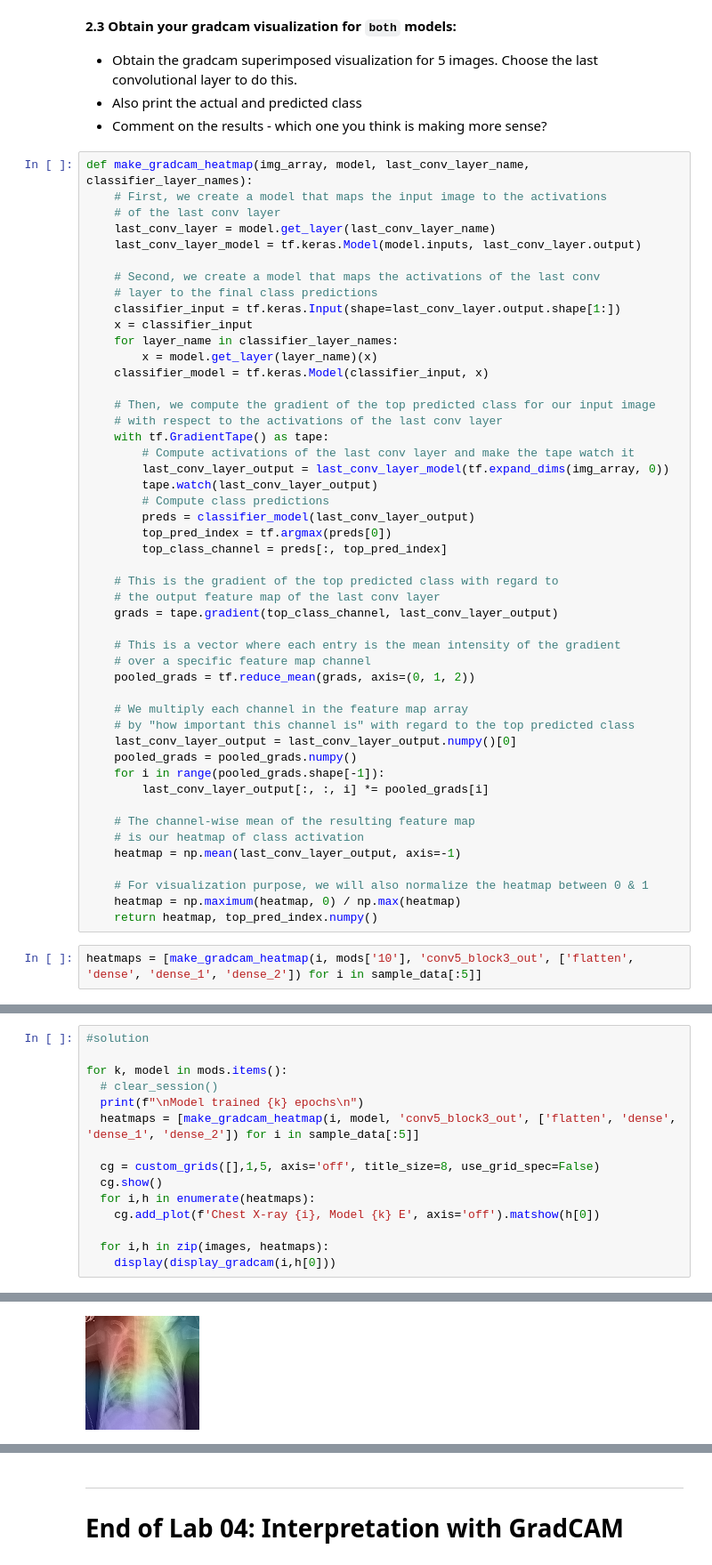
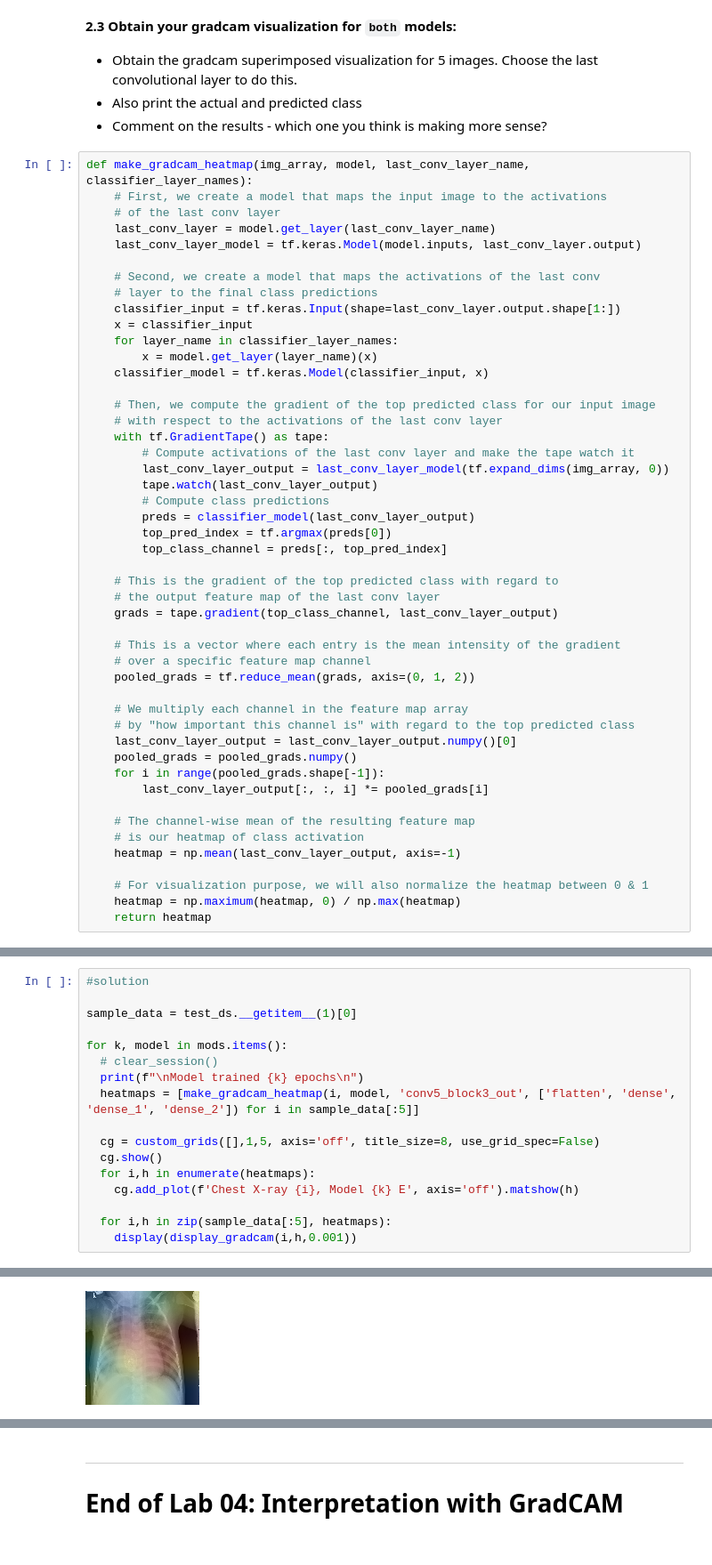
Before and after one commit to MarioROT/CV-MAI, a Jupyter notebook: Session 8/lab_08_2_Visual_Explanations_GradCam.ipynb, the cells around one changed output, grey strips where cells are left out. Shown at 89% size. Drawn from its saved outputs; the diff is of its cells as text.

```diff
--- a/Session 8/lab_08_2_Visual_Explanations_GradCam.ipynb
+++ b/Session 8/lab_08_2_Visual_Explanations_GradCam.ipynb
@@ -580,6 +561,4 @@ def make_gradcam_heatmap(img_array, model, last_conv_layer_name, classifier_laye
 
     # For visualization purpose, we will also normalize the heatmap between 0 & 1
     heatmap = np.maximum(heatmap, 0) / np.max(heatmap)
-    return heatmap, top_pred_index.numpy()
+    return heatmap
-# %%
-heatmaps = [make_gradcam_heatmap(i, mods['10'], 'conv5_block3_out', ['flatten', 'dense', 'dense_1', 'dense_2']) for i in sample_data[:5]]
@@ -614,5 +565,7 @@ heatmaps[0]
 # %%
 #solution
+
+sample_data = test_ds.__getitem__(1)[0]
 
 for k, model in mods.items():
   # clear_session()
@@ -622,9 +575,9 @@ for k, model in mods.items():
   cg = custom_grids([],1,5, axis='off', title_size=8, use_grid_spec=False)
   cg.show()
   for i,h in enumerate(heatmaps):
-    cg.add_plot(f'Chest X-ray {i}, Model {k} E', axis='off').matshow(h[0])
+    cg.add_plot(f'Chest X-ray {i}, Model {k} E', axis='off').matshow(h)
 
-  for i,h in zip(images, heatmaps):
-    display(display_gradcam(i,h[0]))
+  for i,h in zip(sample_data[:5], heatmaps):
+    display(display_gradcam(i,h,0.001))
 # %% [output]
 Model trained 10 epochs
@@ -638 +591 @@ Model trained 25 epochs
-[figure, old version]
+[figure, new version]
```
Also changed, not shown: parts of 14 cells of this notebook.
